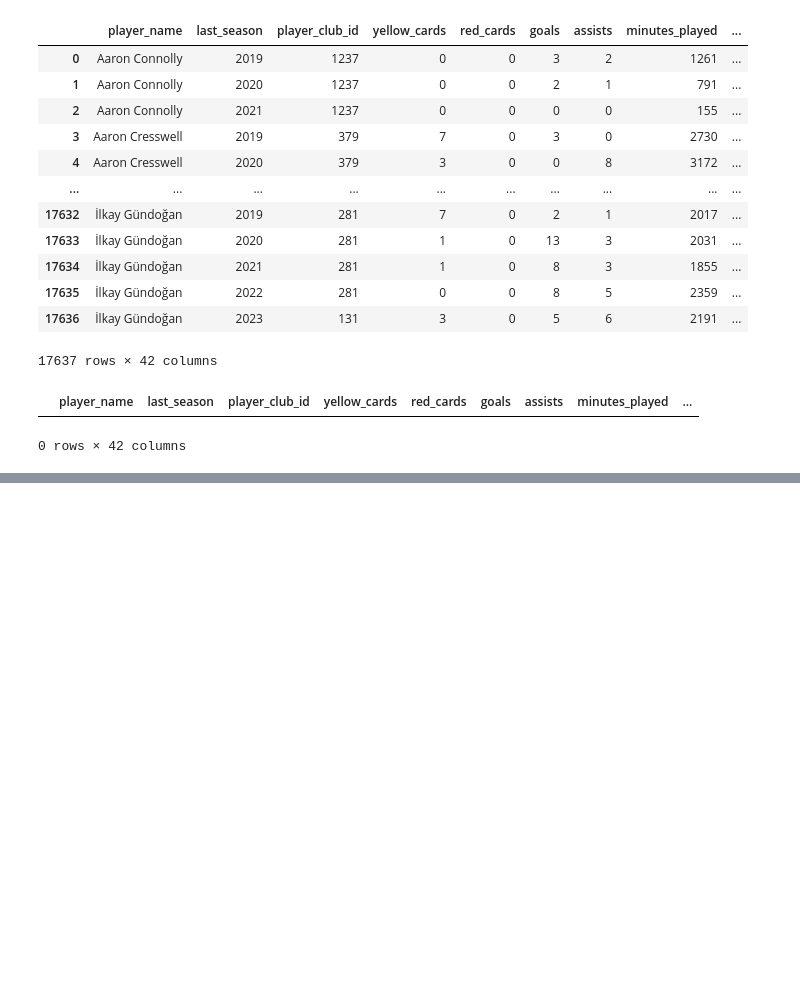
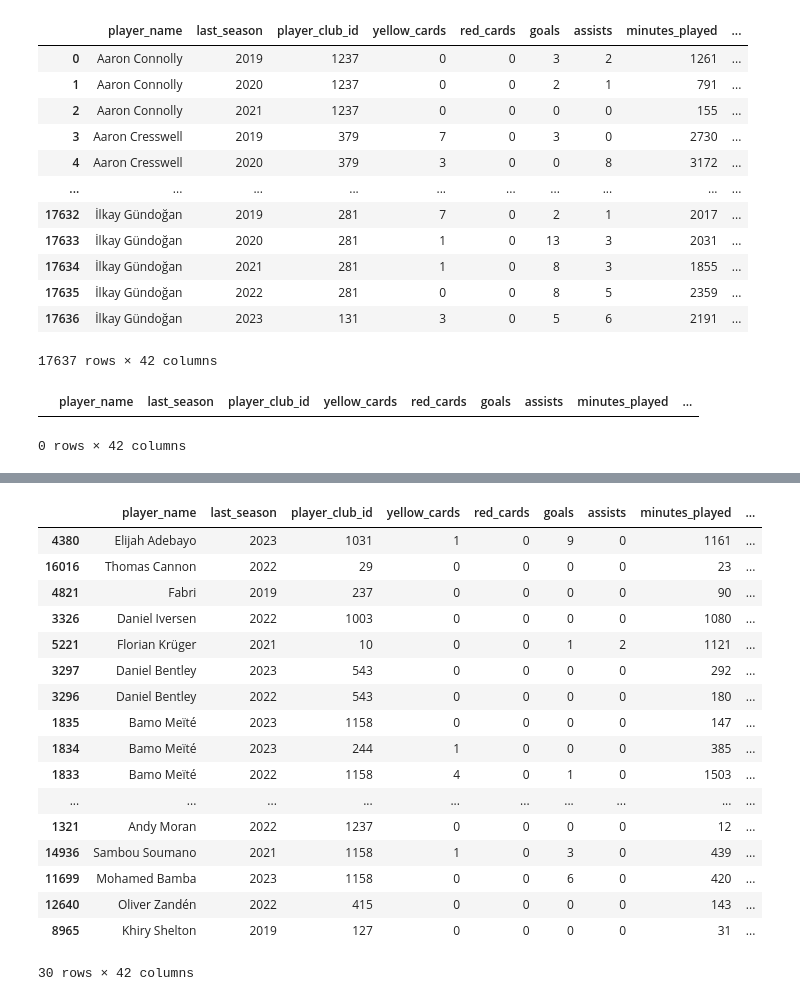
Before and after one commit to wjco/DAStudy-sat, a Jupyter notebook: Tek/football-data-from-transfermarkt/preprocessing-football-data-from-transfermarkt.ipynb, the cells around one changed output, grey strips where cells are left out. Saved outputs shown, nothing was run; the diff lists cells and outputs as text; code cells hidden in the pictures; blank space fills up the shorter version.

```diff
--- a/Tek/football-data-from-transfermarkt/preprocessing-football-data-from-transfermarkt.ipynb
+++ b/Tek/football-data-from-transfermarkt/preprocessing-football-data-from-transfermarkt.ipynb
@@ -748,0 +767,21 @@ merged_again.to_csv("data/merged_again.csv", index=False)
+# %%
+merged_again[merged_again.foot.isnull()].sort_values("highest_market_value_in_eur", ascending=False).head(30)
+# %% [output]
+|  | player_name | last_season | player_club_id | yellow_cards | red_cards | goals | assists | minutes_played | ... |
+| 4380 | Elijah Adebayo | 2023 | 1031 | 1 | 0 | 9 | 0 | 1161 | ... |
+| 16016 | Thomas Cannon | 2022 | 29 | 0 | 0 | 0 | 0 | 23 | ... |
+| 4821 | Fabri | 2019 | 237 | 0 | 0 | 0 | 0 | 90 | ... |
+| 3326 | Daniel Iversen | 2022 | 1003 | 0 | 0 | 0 | 0 | 1080 | ... |
+| 5221 | Florian Krüger | 2021 | 10 | 0 | 0 | 1 | 2 | 1121 | ... |
+| 3297 | Daniel Bentley | 2023 | 543 | 0 | 0 | 0 | 0 | 292 | ... |
+| 3296 | Daniel Bentley | 2022 | 543 | 0 | 0 | 0 | 0 | 180 | ... |
+| 1835 | Bamo Meïté | 2023 | 1158 | 0 | 0 | 0 | 0 | 147 | ... |
+| 1834 | Bamo Meïté | 2023 | 244 | 1 | 0 | 0 | 0 | 385 | ... |
+| 1833 | Bamo Meïté | 2022 | 1158 | 4 | 0 | 1 | 0 | 1503 | ... |
+| ... | ... | ... | ... | ... | ... | ... | ... | ... | ... |
+| 1321 | Andy Moran | 2022 | 1237 | 0 | 0 | 0 | 0 | 12 | ... |
+| 14936 | Sambou Soumano | 2021 | 1158 | 1 | 0 | 3 | 0 | 439 | ... |
+| 11699 | Mohamed Bamba | 2023 | 1158 | 0 | 0 | 6 | 0 | 420 | ... |
+| 12640 | Oliver Zandén | 2022 | 415 | 0 | 0 | 0 | 0 | 143 | ... |
+| 8965 | Khiry Shelton | 2019 | 127 | 0 | 0 | 0 | 0 | 31 | ... |
+30 rows × 42 columns
```
Also changed, not shown: parts of 2 cells of this notebook.
